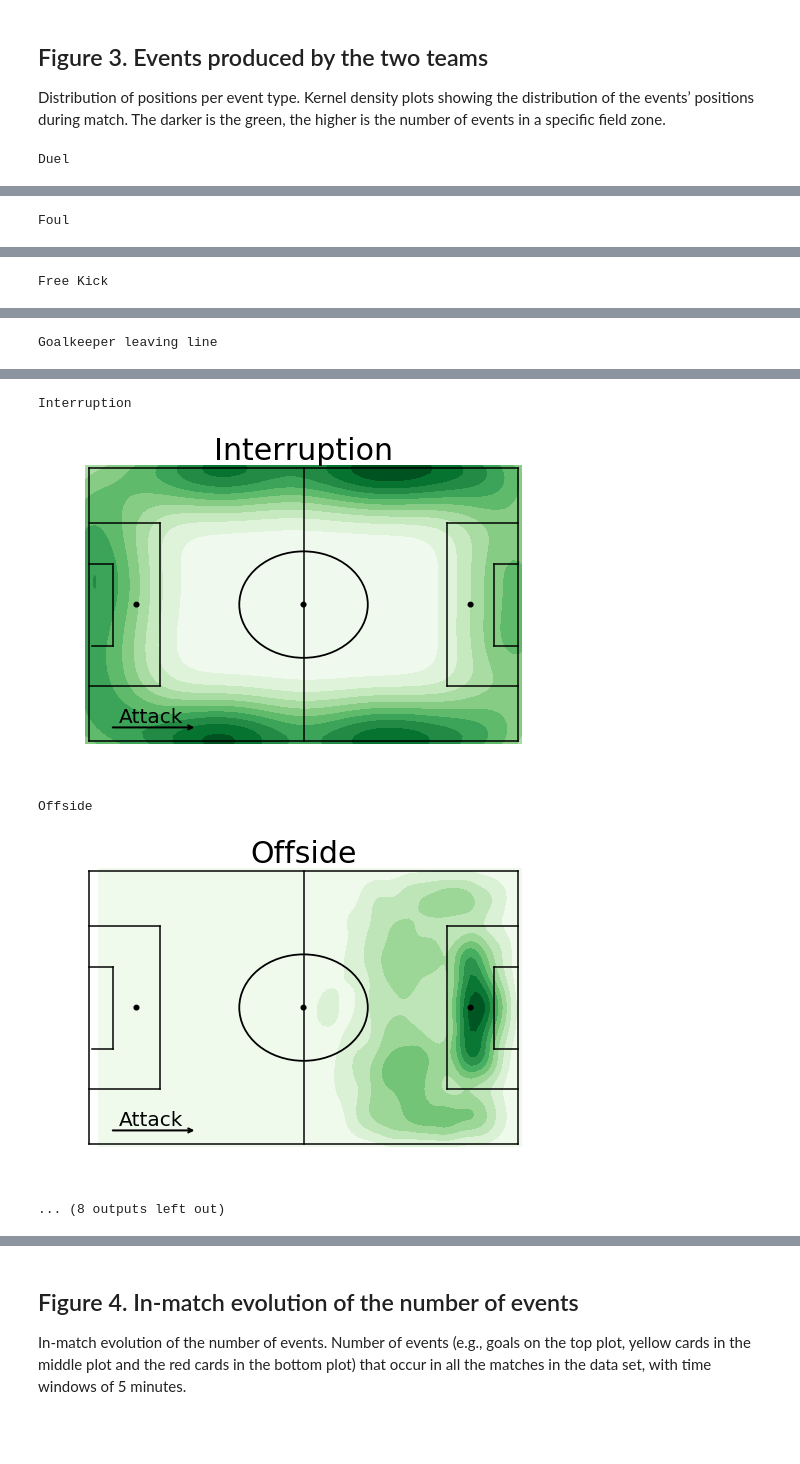
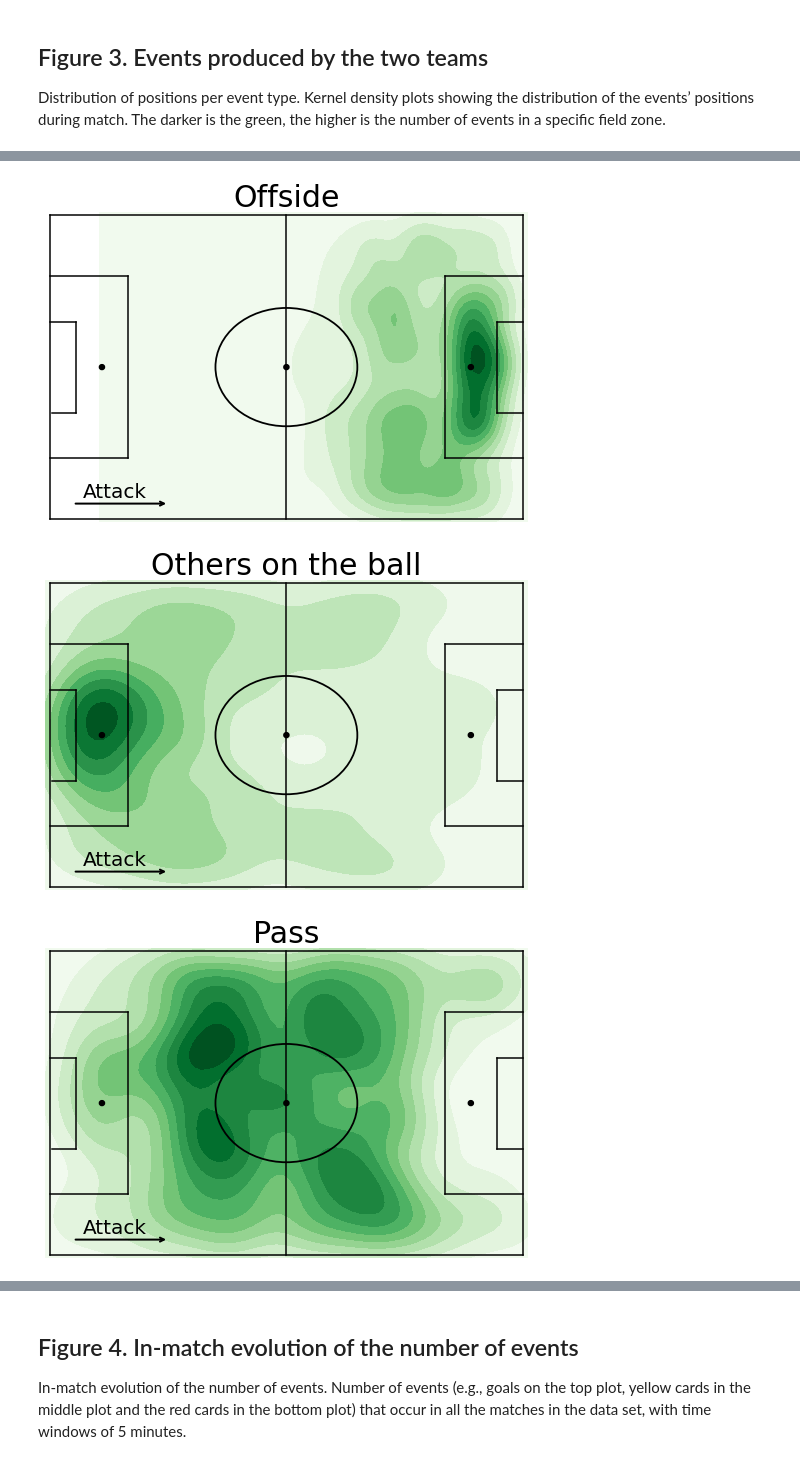
Before and after one commit to jonpappalord/soccer_logs_exploration, a Jupyter notebook: Code_plot.ipynb, the cells around one changed output, grey strips where cells are left out. Saved outputs shown, nothing was run; the diff lists cells and outputs as text; code cells hidden in the pictures; blank space fills up the shorter version.

```diff
--- a/Code_plot.ipynb
+++ b/Code_plot.ipynb
@@ -74,0 +43,6 @@ with open('./data/competitions.json') as json_data:
+# %%
+%%time
+data_folder = 'data/'
+tournaments = ['Italy']
+matches, events, players, competitions = load_jsons(data_folder=data_folder,
+                                                    tournaments=tournaments)
@@ -1296,33 +94,0 @@ def flow_centrality_player(player_wyId = 3359):
-# %%
-def plot_kde_events_on_field(sample_size=10000):
-    """
-    Generate density plots on the field for each event type
-
-    Parameters
-    ----------
-    sample_size: int
-        random sample of values to use (default: 10000). The code becomes slow is you increase this value
-        significantly.
-    """
-    position_ev = []
-    for nation in nations:
-        for ev in events[nation]:
-            position_ev.append([ev['eventName'],ev['positions'][0]['x'],ev['positions'][0]['y']])
-
-    df_pos_ev = pd.DataFrame(position_ev, columns=['eventName','x','y'])
-
-    for event in np.unique(df_pos_ev['eventName']):
-        print(event)
-        df_pos_event = df_pos_ev[df_pos_ev['eventName'] == event]
-        fig,ax = pitch()
-        if len(df_pos_event) >= 10000:
-            x_y = df_pos_event[['x','y']].sample(sample_size).astype(float)
-        else:
-            x_y = df_pos_event[['x','y']].astype(float)
-        sns.kdeplot(x_y['x'],x_y['y'], cmap = 'Greens', shade = True)
-        plt.title(event, fontsize = 30)
-        plt.xlim(-1,101)
-        plt.ylim(-1,101)
-        plt.axis('off')
-        fig.tight_layout()
-        plt.show()
@@ -1418,6 +217,5 @@ plt.show()
 
 Distribution of positions per event type. Kernel density plots showing the distribution of the events’ positions during match. The darker is the green, the higher is the number of events in a specific field zone.
 # %%
-plot_kde_events_on_field(sample_size=1000)
+plot_kde_events_on_field(tournaments, events, sample_size=1000)
 # %% [output]
-Duel
@@ -1425 +222,0 @@ Duel
-Foul
@@ -1427 +223,0 @@ Foul
-Free Kick
@@ -1429 +224,0 @@ Free Kick
-Goalkeeper leaving line
@@ -1431,5 +226,3 @@ Goalkeeper leaving line
-Interruption
-[figure, old version]
+[figure, new version]
-Offside
-[figure, old version]
+[figure, new version]
-... (8 outputs left out)
+[figure, added]
```
Also changed, not shown: parts of 39 cells of this notebook.
